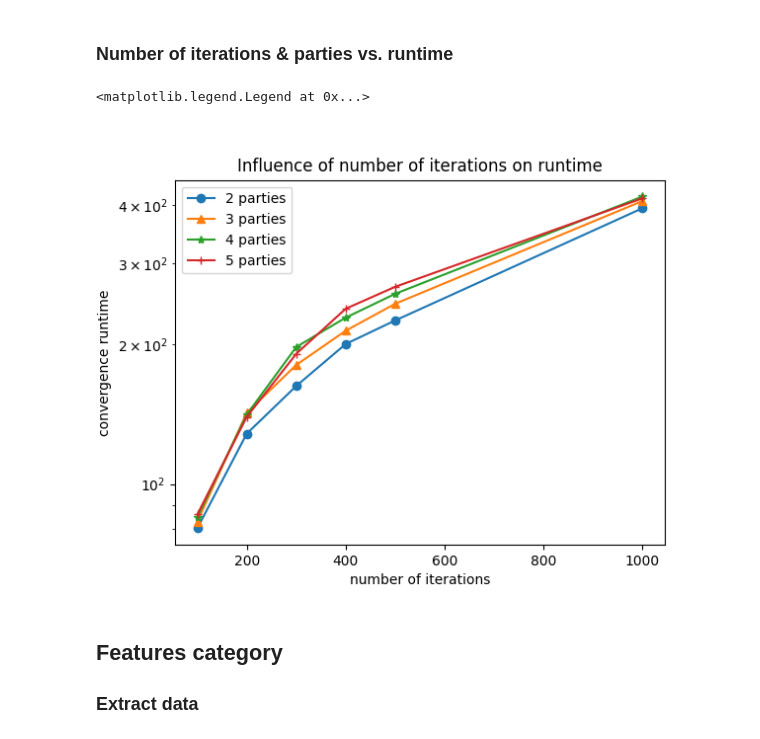
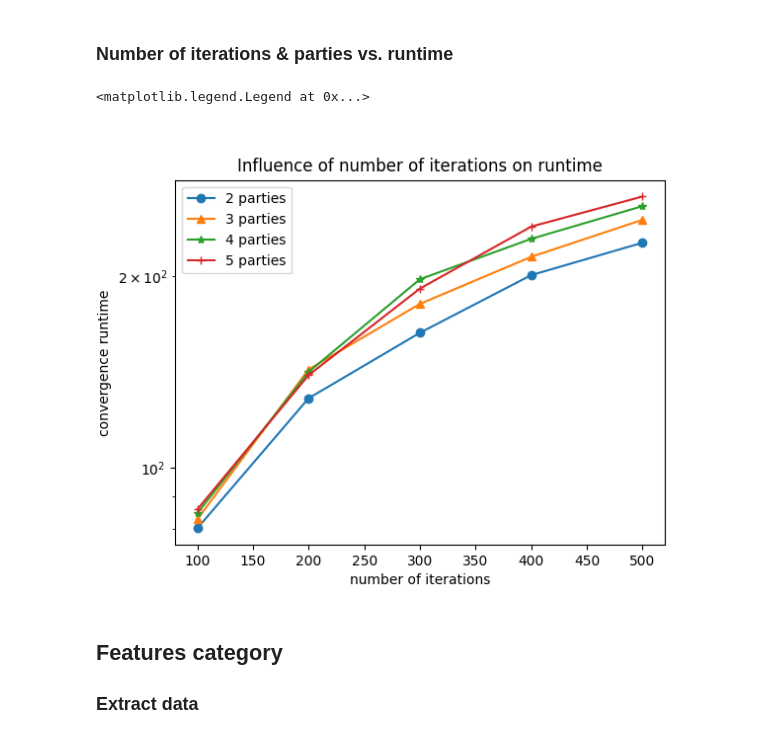
Before and after one commit to CARRIER-project/verticox, a Jupyter notebook: plot_benchmarks_with_c_index.ipynb, the cells around one changed output. Drawn from its saved outputs; the diff is of its cells as text; code cells hidden in the pictures.

```diff
--- a/plot_benchmarks_with_c_index.ipynb
+++ b/plot_benchmarks_with_c_index.ipynb
@@ -212,15 +207,15 @@ fig.tight_layout()
 # %% [markdown]
 ### Number of iterations & parties vs. runtime
 # %%
-fig, ax = plot_y_vs_iterations("convergence_runtime", yscale="log")
+fig, ax = plot_y_vs_iterations("convergence_runtime", yscale="log", x_range=(0, 600))
 
 ax.set_xlabel("number of iterations")
 ax.set_ylabel("convergence runtime")
 ax.set_title("Influence of number of iterations on runtime")
 plt.legend()
 # %% [output]
 <matplotlib.legend.Legend at 0x...>
-[figure, old version]
+[figure, new version]
 # %% [markdown]
 ## Features category
 ### Extract data
```
Also changed, not shown: parts of 22 cells of this notebook, 1 other file.
